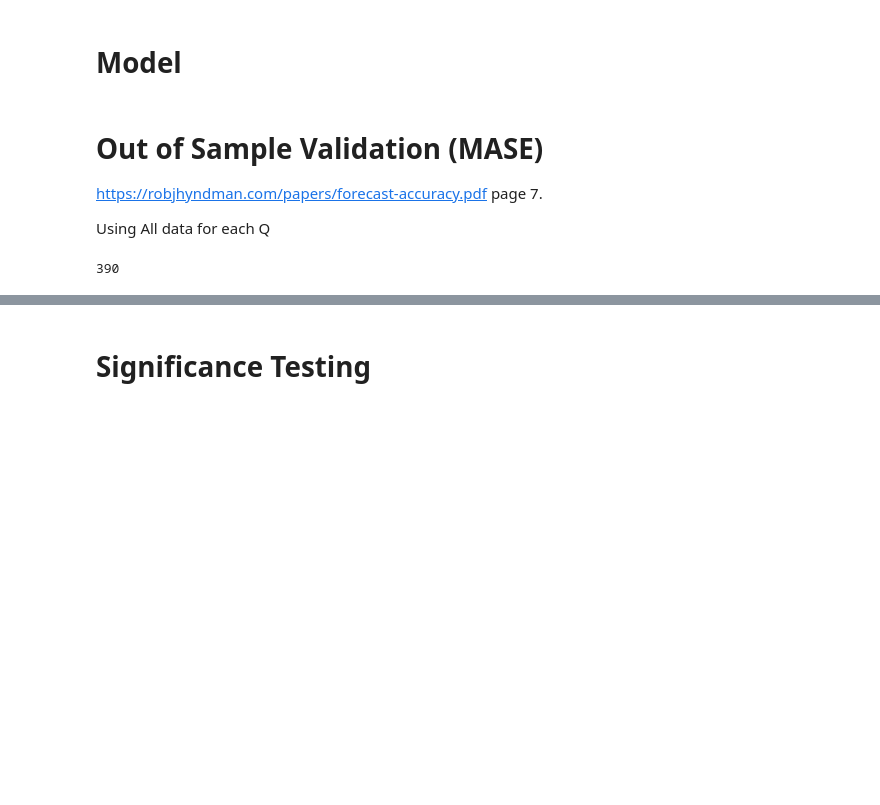
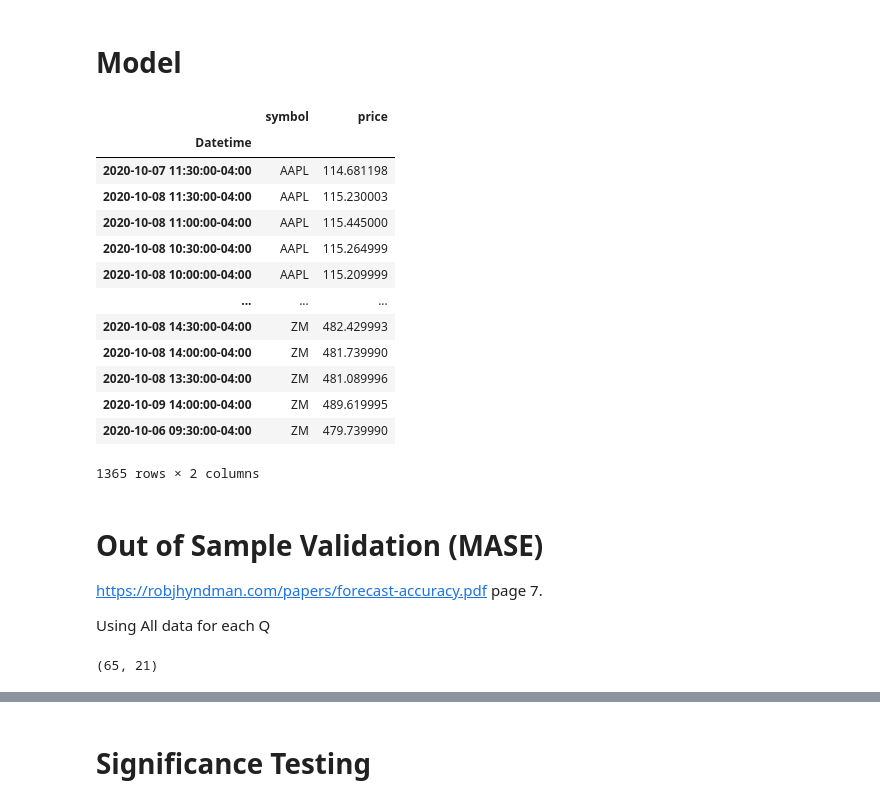
Before and after one commit to ehullander/StockPrice, a Jupyter notebook: Stocks.ipynb, the cells around one changed output, grey strips where cells are left out. Cells and saved outputs as stored; diff of their text form; code cells hidden in the pictures; blank space fills up the shorter version.

```diff
--- a/Stocks.ipynb
+++ b/Stocks.ipynb
@@ -45,5 +42,22 @@ stocks.plot_raw(scale = -1)
 # %% [markdown]
 # Model
+# %%
+stocks.transformed_data
+# %% [output]
+|  | symbol | price |
+| Datetime |  |  |
+| 2020-10-07 11:30:00-04:00 | AAPL | 114.681198 |
+| 2020-10-08 11:30:00-04:00 | AAPL | 115.230003 |
+| 2020-10-08 11:00:00-04:00 | AAPL | 115.445000 |
+| 2020-10-08 10:30:00-04:00 | AAPL | 115.264999 |
+| 2020-10-08 10:00:00-04:00 | AAPL | 115.209999 |
+| ... | ... | ... |
+| 2020-10-08 14:30:00-04:00 | ZM | 482.429993 |
+| 2020-10-08 14:00:00-04:00 | ZM | 481.739990 |
+| 2020-10-08 13:30:00-04:00 | ZM | 481.089996 |
+| 2020-10-09 14:00:00-04:00 | ZM | 489.619995 |
+| 2020-10-06 09:30:00-04:00 | ZM | 479.739990 |
+1365 rows × 2 columns
 # %%
 # Prepare Data
 # Pivot so each stock time series is a column
@@ -63,4 +98,4 @@ Q = np.abs(data.diff().dropna()).mean()
 # %%
-data.shape[0]
+data.shape
 # %% [output]
-390
+(65, 21)
```
Also changed, not shown: parts of 19 cells of this notebook, 4 other files.
